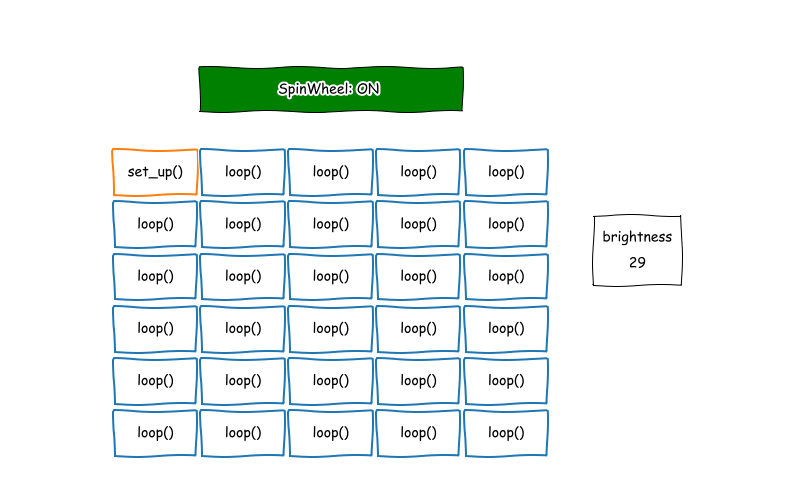
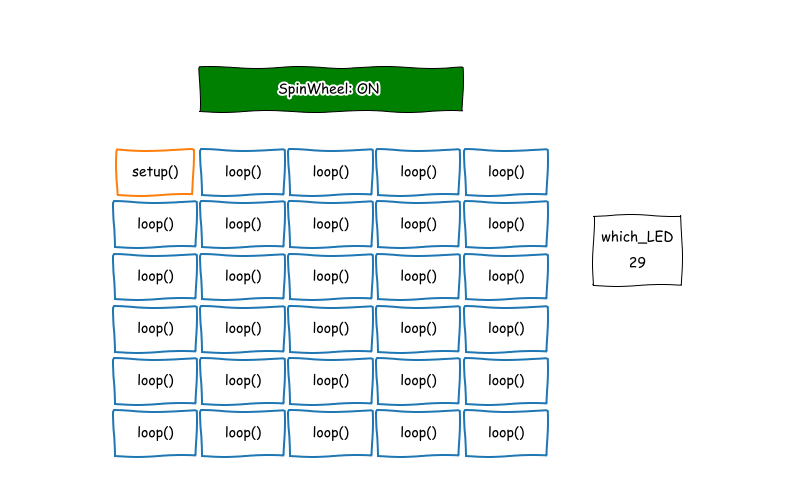
Before and after one commit to qbead/qbeadWebsite, a Jupyter notebook: projectfiles/programmed_animations/basics_animations.ipynb, the cells around one changed output. Cells and saved outputs as stored; diff of their text form; code cells hidden in the pictures.

```diff
--- a/projectfiles/programmed_animations/basics_animations.ipynb
+++ b/projectfiles/programmed_animations/basics_animations.ipynb
@@ -135,44 +135,48 @@ plt.savefig("progLoop2_00003.png",dpi=300,bbox_inches='tight')
 
 
 # Add setup
-plt.text(5,32.5, "set_up()", color='black',horizontalalignment='center',bbox=dict(facecolor='none', edgecolor='C1', pad=15.0, lineWidth=2))
+plt.text(5,32.5, "setup()", color='black',horizontalalignment='center',bbox=dict(facecolor='none', edgecolor='C1', pad=15.0, lineWidth=2))
 plt.savefig("progLoop2_00004.png",dpi=300,bbox_inches='tight')
 
 # Add setup
 rect2 = Rectangle((55, 20), 10, 8, facecolor ='white',linewidth=1,edgecolor='black')
 ax.add_patch(rect2)
-plt.text(60,25, "brightness", color='black',horizontalalignment='center')
+plt.text(60,25, "which_LED", color='black',horizontalalignment='center')
 plt.text(60,22, "0", color='black',horizontalalignment='center')
 
 
 plt.savefig("progLoop2_00005.png",dpi=300,bbox_inches='tight')
 
 
 
 # Add loop
 x = 0
 y = 30
 for i in range(0,29): #29
     x = x+10;
     if (x > 40):
         x = 0
         y = y-6
     plt.text(x+5,y+2.5, "  loop()  ", color='black',horizontalalignment='center',bbox=dict(facecolor='none', edgecolor='C0', pad=15.0, lineWidth=2))
     rect2 = Rectangle((55, 20), 10, 8, facecolor ='white',linewidth=1,edgecolor='black')
     ax.add_patch(rect2)
-    plt.text(60,25, "brightness", color='black',horizontalalignment='center',bbox=dict(facecolor='white', edgecolor='none', pad=3.0))
+    plt.text(60,25, "which_LED", color='black',horizontalalignment='center',bbox=dict(facecolor='white', edgecolor='none', pad=3.0))
     plt.text(60,22, i+1, color='black',horizontalalignment='center',bbox=dict(facecolor='white', edgecolor='none', pad=3.0))
-    plt.savefig("progLoop2_%05d.png"%(i+5.0),dpi=300,bbox_inches='tight')
+    plt.savefig("progLoop2_%05d.png"%((i*3)+5.0),dpi=300,bbox_inches='tight')
+    plt.savefig("progLoop2_%05d.png"%((i*3+1)+5.0),dpi=300,bbox_inches='tight')
+    plt.savefig("progLoop2_%05d.png"%((i*3+2)+5.0),dpi=300,bbox_inches='tight')
+
+
 
 
 # # Add random ones
 # for i in range(0,20):
 #     x = random()*40
 #     y = random()*25
 #     plt.text(x+5,y+2.5, "  loop()  ", color='black',horizontalalignment='center',bbox=dict(facecolor='white', edgecolor='C0', pad=15.0, lineWidth=2))
 #    # plt.savefig("progLoop2_%05d.png"%(i+32.0),dpi=300,bbox_inches='tight')
 # %% [output]
-[figure, old version]
+[figure, new version]
 # %%
 !./ffmpeg -framerate 5 -i 'progLoop2_%05d.png' -vf "scale=trunc(iw/2)*2:trunc(ih/2)*2" -c:v libx264 -pix_fmt yuv420p -crf 20 brightness_loop.mp4
 # %% [output]
```
Also changed, not shown: parts of 3 cells of this notebook, 3 other files.
